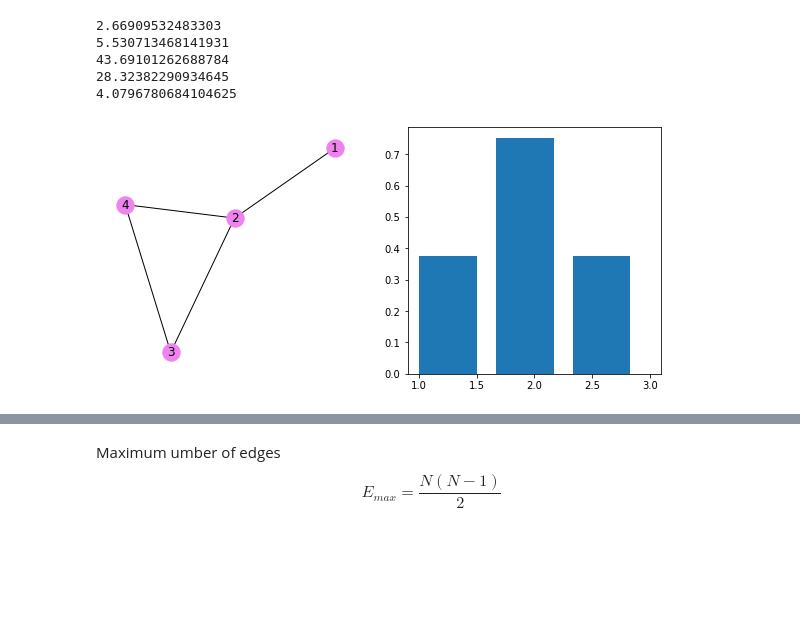
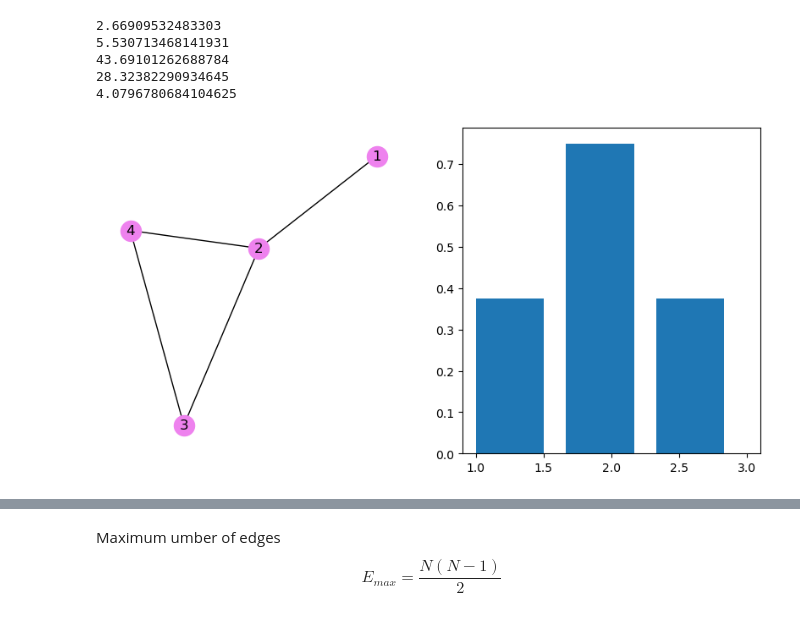
Before and after one commit to zademn/netsci-labs, a Jupyter notebook: Lab2-Graph-measurements/Graph_measurements.ipynb, the cells around one changed output, grey strips where cells are left out. Drawn from its saved outputs; the diff is of its cells as text; code cells hidden in the pictures; blank space fills up the shorter version.

Commit message:
plot ax api

```diff
--- a/Lab2-Graph-measurements/Graph_measurements.ipynb
+++ b/Lab2-Graph-measurements/Graph_measurements.ipynb
@@ -184,17 +186,17 @@ print(average_degree(G_cora))
 4.0796780684104625
 # %%
 G = nx.cycle_graph(12)
-G = nx.Graph([(1,2), (2, 4), (2, 3), (3, 4)])
+G = nx.Graph([(1, 2), (2, 4), (2, 3), (3, 4)])
 
-plt.figure(figsize = (10, 10))
+
+fig, axs = plt.subplots(1, 2, figsize=(10, 5))
 # Plot graph
-plt.subplot(2, 2, 1)
-nx.draw_kamada_kawai(G, with_labels=True, node_color = 'violet')
+nx.draw_kamada_kawai(G, with_labels=True, node_color="violet", ax = axs[0])
 
 # Plot hist
-plt.subplot(2, 2, 2)
-plt.hist([G.degree(n) for n in G.nodes], density=True, bins = 3, width = .5)
+# plt.subplot(2, 2, 2)
+axs[1].hist([G.degree(n) for n in G.nodes], density=True, bins=3, width=0.5)
 plt.show()
 # %% [output]
-[figure, old version]
+[figure, new version]
 # %%
```
Also changed, not shown: parts of 29 cells of this notebook, 3 other files.
